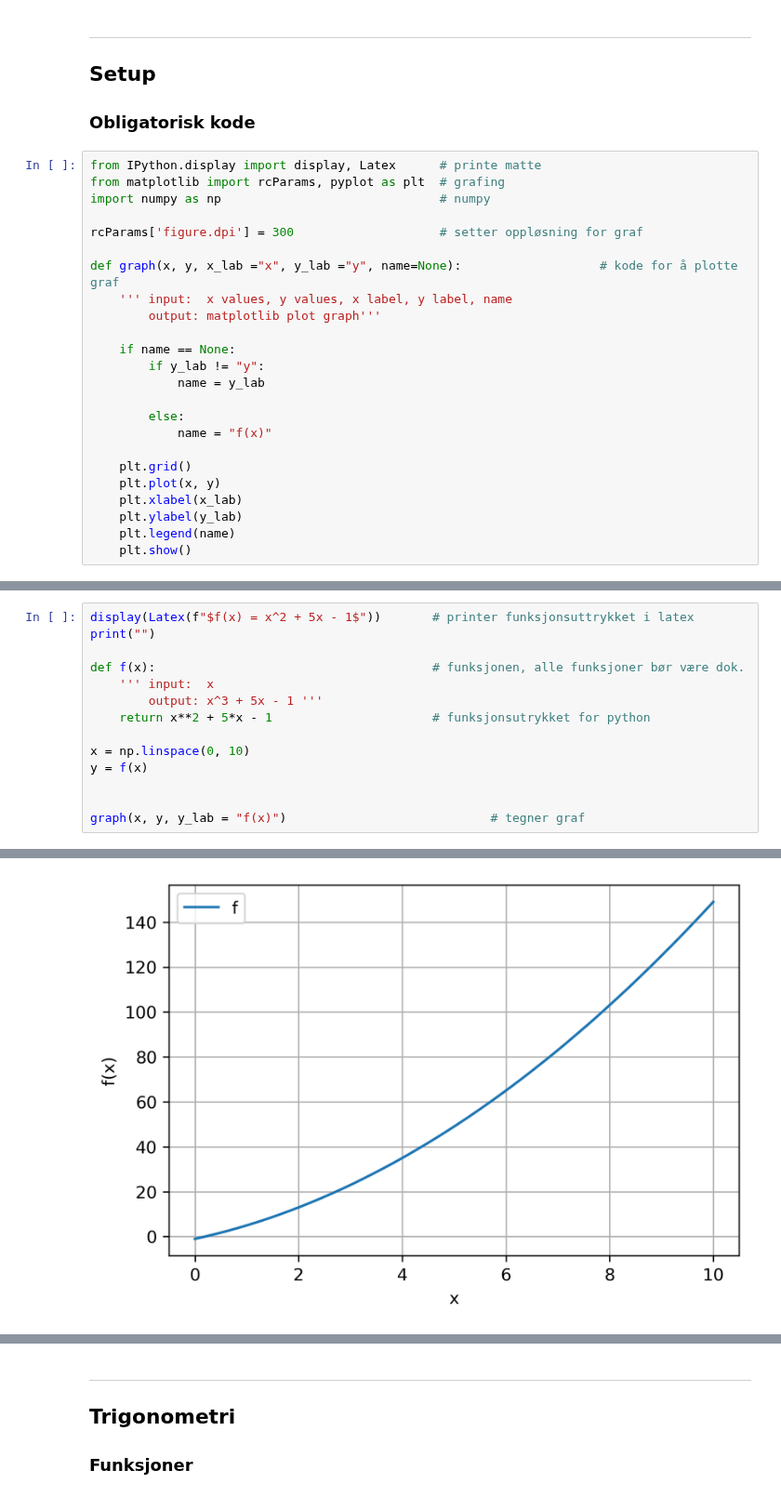
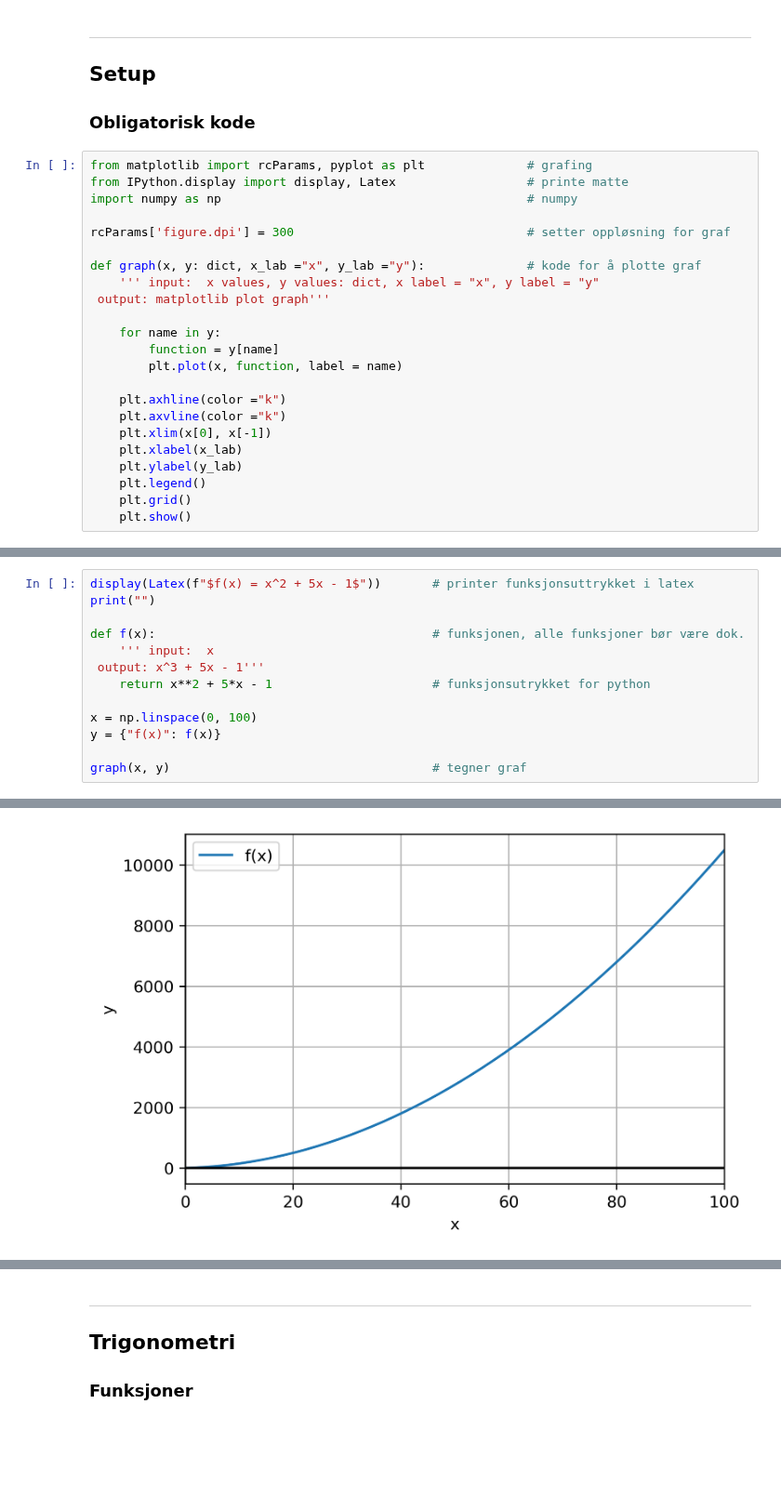
Before and after one commit to christoffer-s/notebooks, a Jupyter notebook: R2.ipynb, the cells around one changed output, grey strips where cells are left out. Shown at 93% size. Cells and saved outputs as stored; diff of their text form; blank space fills up the shorter version.

```diff
--- a/R2.ipynb
+++ b/R2.ipynb
@@ -35,26 +35,25 @@ Github repo: [`github.com/christoffer-s/notebooks`](https://github.com/christoff
 ## Setup
 ### Obligatorisk kode
 # %%
-from IPython.display import display, Latex      # printe matte
-from matplotlib import rcParams, pyplot as plt  # grafing
-import numpy as np                              # numpy
+from matplotlib import rcParams, pyplot as plt              # grafing
+from IPython.display import display, Latex                  # printe matte
+import numpy as np                                          # numpy
 
-rcParams['figure.dpi'] = 300                    # setter oppløsning for graf
+rcParams['figure.dpi'] = 300                                # setter oppløsning for graf
 
-def graph(x, y, x_lab ="x", y_lab ="y", name=None):                   # kode for å plotte graf
-    ''' input:  x values, y values, x label, y label, name
-        output: matplotlib plot graph'''
+def graph(x, y: dict, x_lab ="x", y_lab ="y"):              # kode for å plotte graf
+    ''' input:  x values, y values: dict, x label = "x", y label = "y"
+ output: matplotlib plot graph'''
 
-    if name == None:
-        if y_lab != "y":
-            name = y_lab
+    for name in y:
+        function = y[name]
+        plt.plot(x, function, label = name)
 
-        else:
-            name = "f(x)"
-
-    plt.grid()
-    plt.plot(x, y)
+    plt.axhline(color ="k")
+    plt.axvline(color ="k")
+    plt.xlim(x[0], x[-1])
     plt.xlabel(x_lab)
     plt.ylabel(y_lab)
-    plt.legend(name)
+    plt.legend()
+    plt.grid()
     plt.show()
@@ -65,17 +64,16 @@ $f(x) = x^2 + 5x - 1  $
 # %%
 display(Latex(f"$f(x) = x^2 + 5x - 1$"))       # printer funksjonsuttrykket i latex
 print("")
 
 def f(x):                                      # funksjonen, alle funksjoner bør være dok.
     ''' input:  x
-        output: x^3 + 5x - 1 '''
+ output: x^3 + 5x - 1'''
     return x**2 + 5*x - 1                      # funksjonsutrykket for python
 
-x = np.linspace(0, 10)
-y = f(x)
+x = np.linspace(0, 100)
+y = {"f(x)": f(x)}
 
-
-graph(x, y, y_lab = "f(x)")                            # tegner graf
+graph(x, y)                                    # tegner graf
 # %% [output]
 $f(x) = x^2 + 5x - 1$
-[figure, old version]
+[figure, new version]
```
Also changed, not shown: parts of 6 cells of this notebook.
